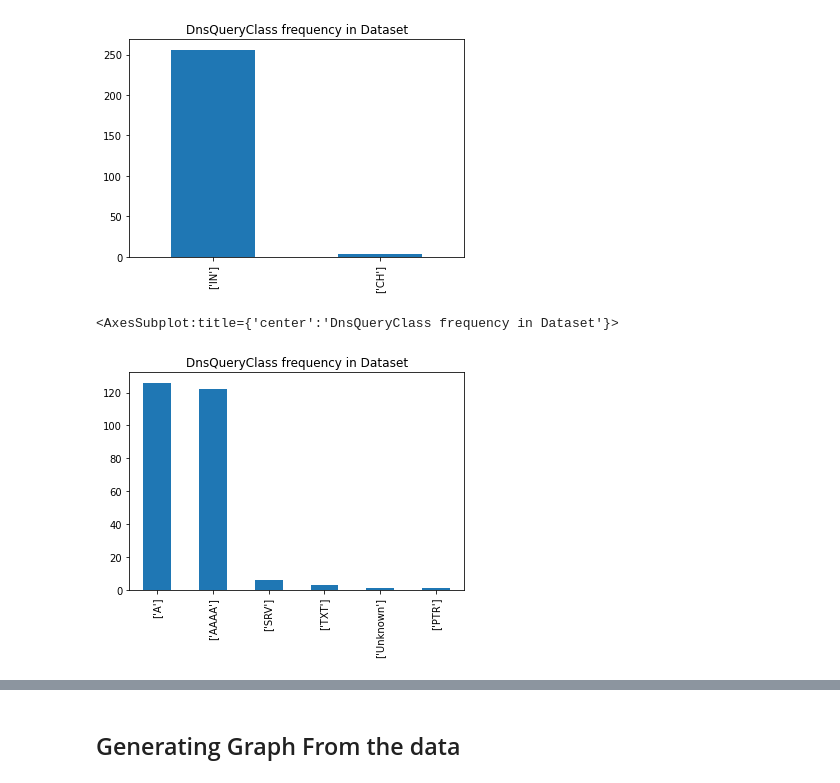
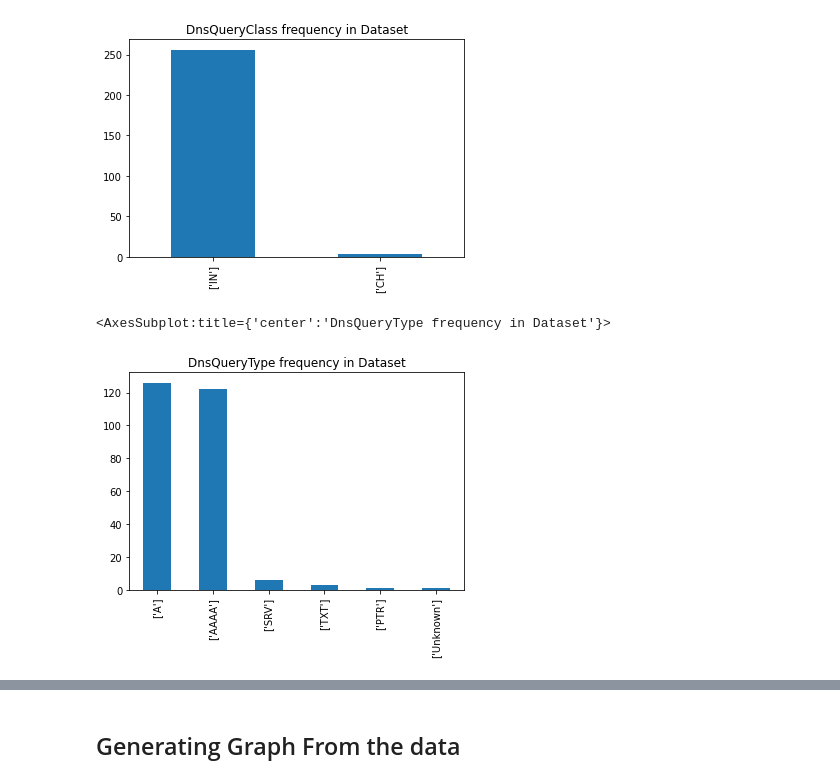
Before and after one commit to BishalLakha/BETH_data_analysis, a Jupyter notebook: beth-eda-processing-and-graph.ipynb, the cells around one changed output, grey strips where cells are left out. Cells and saved outputs as stored; diff of their text form; code cells hidden in the pictures.

Commit message:
imported process data

```diff
--- a/beth-eda-processing-and-graph.ipynb
+++ b/beth-eda-processing-and-graph.ipynb
@@ -59,7 +68,7 @@ dns_data
 # %%
 df_all = []
 for data in dns_data[:1]:
-    df = pd.read_csv(data)
+    df = pd.read_csv(data,parse_dates=True, squeeze=True)
     df_all.append(df)
 df_final = pd.concat(df_all, ignore_index=True)
 # %%
@@ -133,7 +192,7 @@ df_final.DnsQueryClass.value_counts().plot(kind='bar', title='DnsQueryClass freq
 <AxesSubplot:title={'center':'DnsQueryClass frequency in Dataset'}>
 [figure]
 # %%
-df_final.DnsQueryType.value_counts().plot(kind='bar', title='DnsQueryClass frequency in Dataset')
+df_final.DnsQueryType.value_counts().plot(kind='bar', title='DnsQueryType frequency in Dataset')
 # %% [output]
-<AxesSubplot:title={'center':'DnsQueryClass frequency in Dataset'}>
+<AxesSubplot:title={'center':'DnsQueryType frequency in Dataset'}>
-[figure, old version]
+[figure, new version]
```
Also changed, not shown: parts of 18 cells of this notebook.
